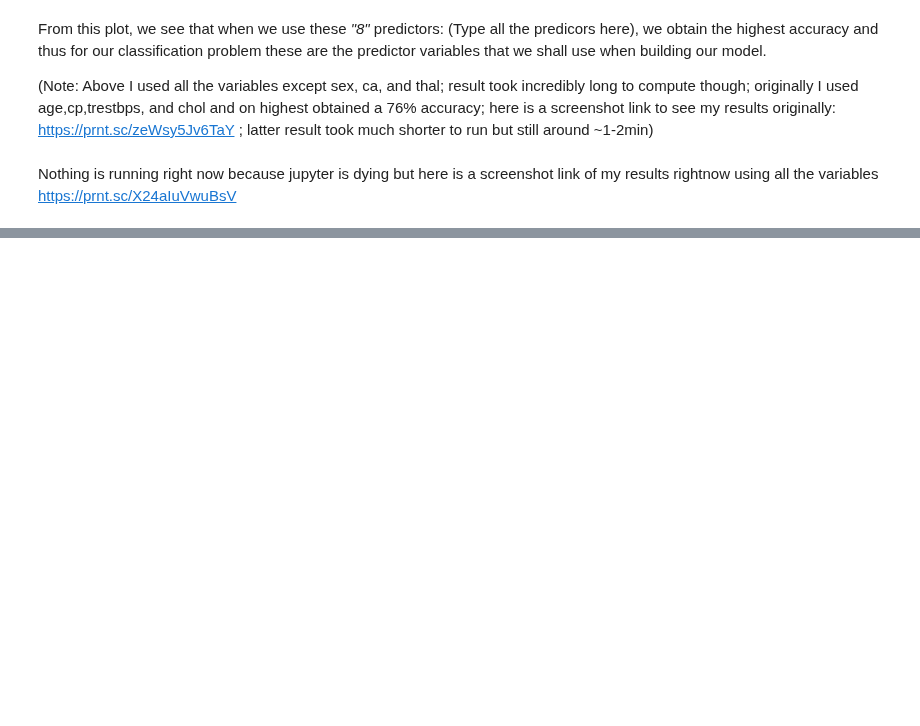
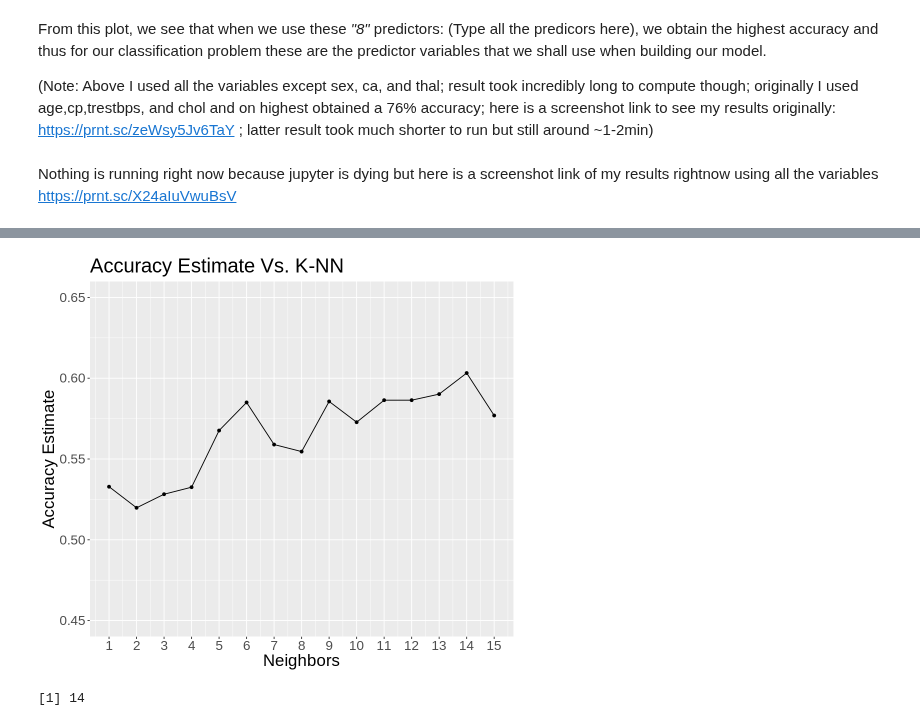
Before and after one commit to ibrahim1623/DSCI-100-Project, a Jupyter notebook: jason's_final_work.ipynb, the cells around one changed output, grey strips where cells are left out. Saved outputs shown, nothing was run; the diff lists cells and outputs as text; code cells hidden in the pictures; blank space fills up the shorter version.

```diff
--- a/jason's_final_work.ipynb
+++ b/jason's_final_work.ipynb
@@ -382,0 +385,6 @@ https://prnt.sc/X24aIuVwuBsV
+# %%
+#Making recipe
+heart_recipe <- recipe(diag ~ age,cp,trestbps,chol , data = heart_training)%>%
+    step_center(all_predictors()) %>%
+    step_scale(all_predictors())
+heart_recipe
@@ -382,0 +404,11 @@ https://prnt.sc/X24aIuVwuBsV
+# %%
+#5vfold here
+heart_5vfold <- vfold_cv(heart_training, v = 5, strata = diag)
+#heart_5vfold
+# %%
+#Tune here for best K
+
+knn_tune <- nearest_neighbor(weight_func = "rectangular", neighbors = tune()) %>%
+    set_engine("kknn") %>%
+    set_mode("classification")
+knn_tune
@@ -382,0 +423,8 @@ https://prnt.sc/X24aIuVwuBsV
+# %%
+#Get results and collect them
+knn_results <- workflow() %>%
+    add_recipe(heart_recipe) %>%
+    add_model(knn_tune) %>%
+    tune_grid(resamples = heart_5vfold, grid = 20) %>%
+    collect_metrics()
+knn_results
@@ -382,0 +442,24 @@ https://prnt.sc/X24aIuVwuBsV
+# %%
+#Graph out relevant columns to see which K-value gives the highest accuracy
+heart_accuracies <- knn_results %>%
+    filter(.metric == "accuracy")
+options(repr.plot.width = 8, repr.plot.height = 7)
+cross_val_plot <- ggplot(heart_accuracies, aes(x = neighbors, y = mean))+
+    geom_point() +
+    geom_line() +
+    labs(x = "Neighbors", y = "Accuracy Estimate", title = "Accuracy Estimate Vs. K-NN") +
+    scale_x_continuous(breaks = seq(0, 15, by = 1)) +
+    scale_y_continuous(limits = c(0.45, 0.65)) +
+    theme(text = element_text(size = 20))
+cross_val_plot
+# %% [output]
+[figure, added]
+# %%
+#Select best K-Value based off highest accuracy
+best_k_value <-  heart_accuracies |>
+                  filter(mean == max(mean)) |>
+                  slice(1) |>
+                  pull(neighbors)
+best_k_value
+# %% [output]
+[1] 14
```
Also changed, not shown: parts of 10 cells of this notebook.
